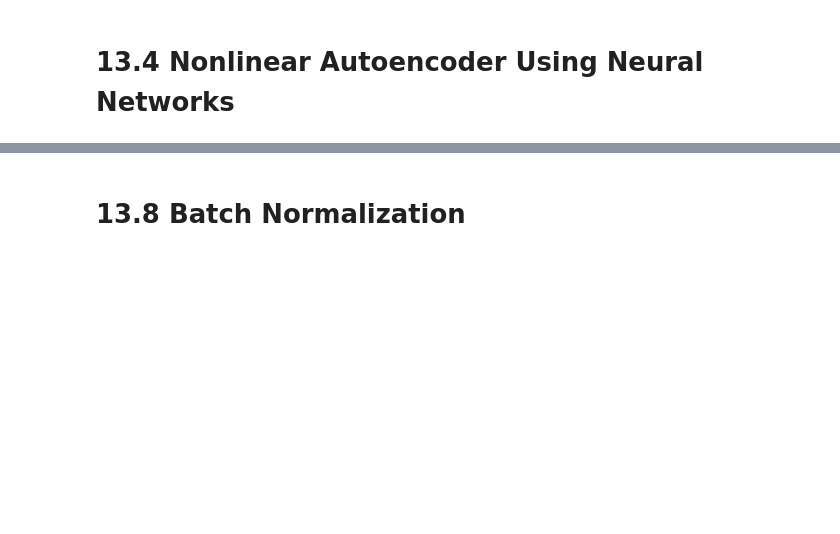
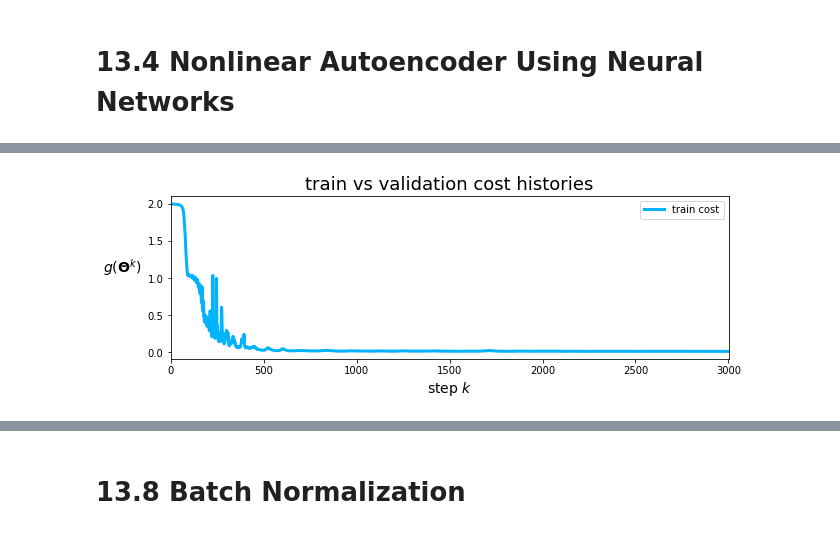
Before and after one commit to jasmineA20/435-deep-learning, a Jupyter notebook: Assignment3.ipynb, the cells around one changed output, grey strips where cells are left out. Drawn from its saved outputs; the diff is of its cells as text; code cells hidden in the pictures; blank space fills up the shorter version.

```diff
--- a/Assignment3.ipynb
+++ b/Assignment3.ipynb
@@ -5,9 +5,9 @@ import numpy as np
 # %%
 from matplotlib import gridspec
 # %%
-#datapath = '/users/jazz13/Desktop/GitHub_Files/435-deep-learning/'
+datapath = '/users/jazz13/Desktop/GitHub_Files/435-deep-learning/'
 # %%
-datapath = '/home/venkat/Desktop/GitHub_Files/435-deep-learning/'
+#datapath = '/home/venkat/Desktop/GitHub_Files/435-deep-learning/'
 # %%
 import matplotlib.pyplot as plt
 
@@ -30,0 +170,2 @@ plt.show()
+# %%
+mylib = Setup(X)
@@ -30,0 +183,6 @@ plt.show()
+# %%
+mylib.fit(max_its = 3000,alpha_choice = 10**(-1),verbose = False)
+# %%
+mylib.show_histories()
+# %% [output]
+[figure, added]
```
Also changed, not shown: parts of 53 cells of this notebook, 24 other files.
